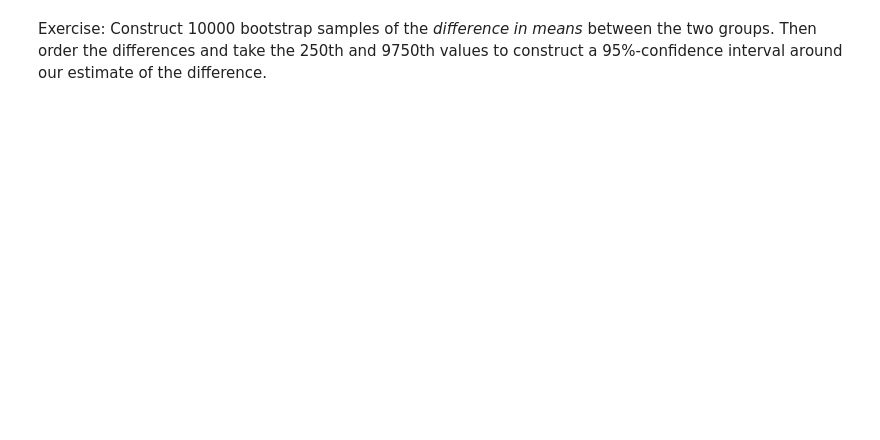
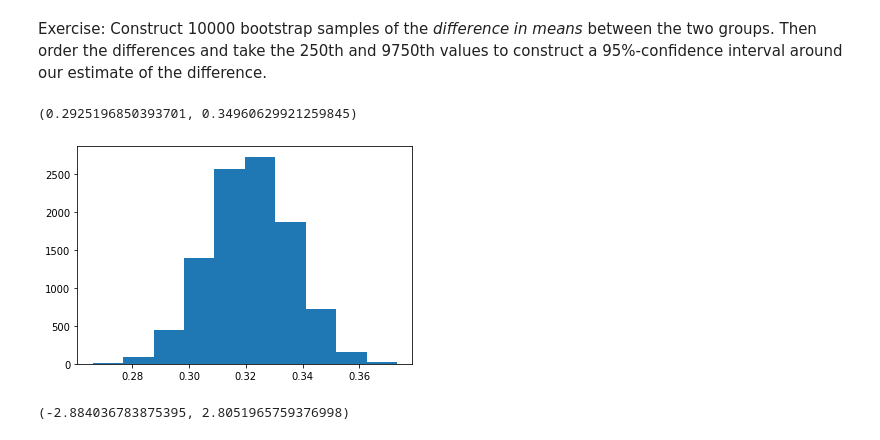
Before and after one commit to sam-thurman/bootstrapping_seattle-ds, a Jupyter notebook: bootstrap.ipynb, the cells around one changed output. Drawn from its saved outputs; the diff is of its cells as text; code cells hidden in the pictures; blank space fills up the shorter version.

```diff
--- a/bootstrap.ipynb
+++ b/bootstrap.ipynb
@@ -300,0 +397,37 @@ Exercise: Construct 10000 bootstrap samples of the *difference in means* between
+# %%
+# bootsrap function --
+'''
+def bootstrap(a, b):
+    universe = np.append(a, b)
+    universe_shuffled = np.random.choice(universe, size=len(universe), replace=True)
+    new_a = universe_shuffled[:len(a)]
+    new_b = universe_shuffled[len(a):]
+    return new_a, new_b
+'''
+;
+# %%
+# Now bootstrap!
+samples = 10000
+mean_diffs = []
+for _ in range(samples):
+    samp1, samp2 = bootstrap(grp_1,grp_2)
+    mean_diffs.append(samp1.mean()-samp2.mean())
+
+fig, ax = plt.subplots()
+ax = plt.hist(means)
+means.sort()
+(means[249], means[9749])
+# %% [output]
+(0.2925196850393701, 0.34960629921259845)
+[figure, added]
+# %%
+means = []
+sample = 10000
+for _ in range(sample):
+    s_1 = np.random.choice(grp_1, size=30)
+    s_2 = np.random.choice(grp_1, size=30)
+    means.append(s_1.mean()-s_2.mean())
+means.sort()
+(means[249], means[9749])
+# %% [output]
+(-2.884036783875395, 2.8051965759376998)
```
Also changed, not shown: parts of 38 cells of this notebook.
